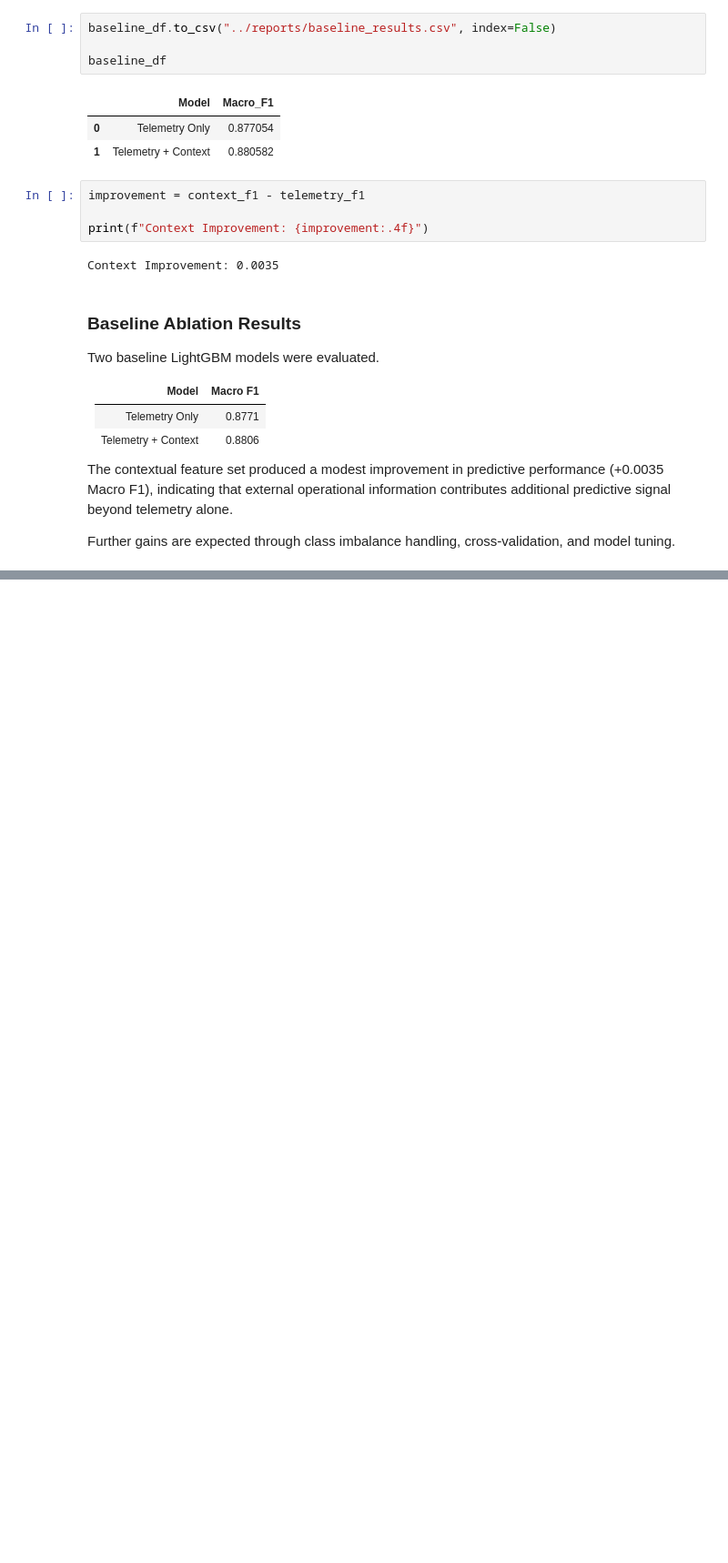
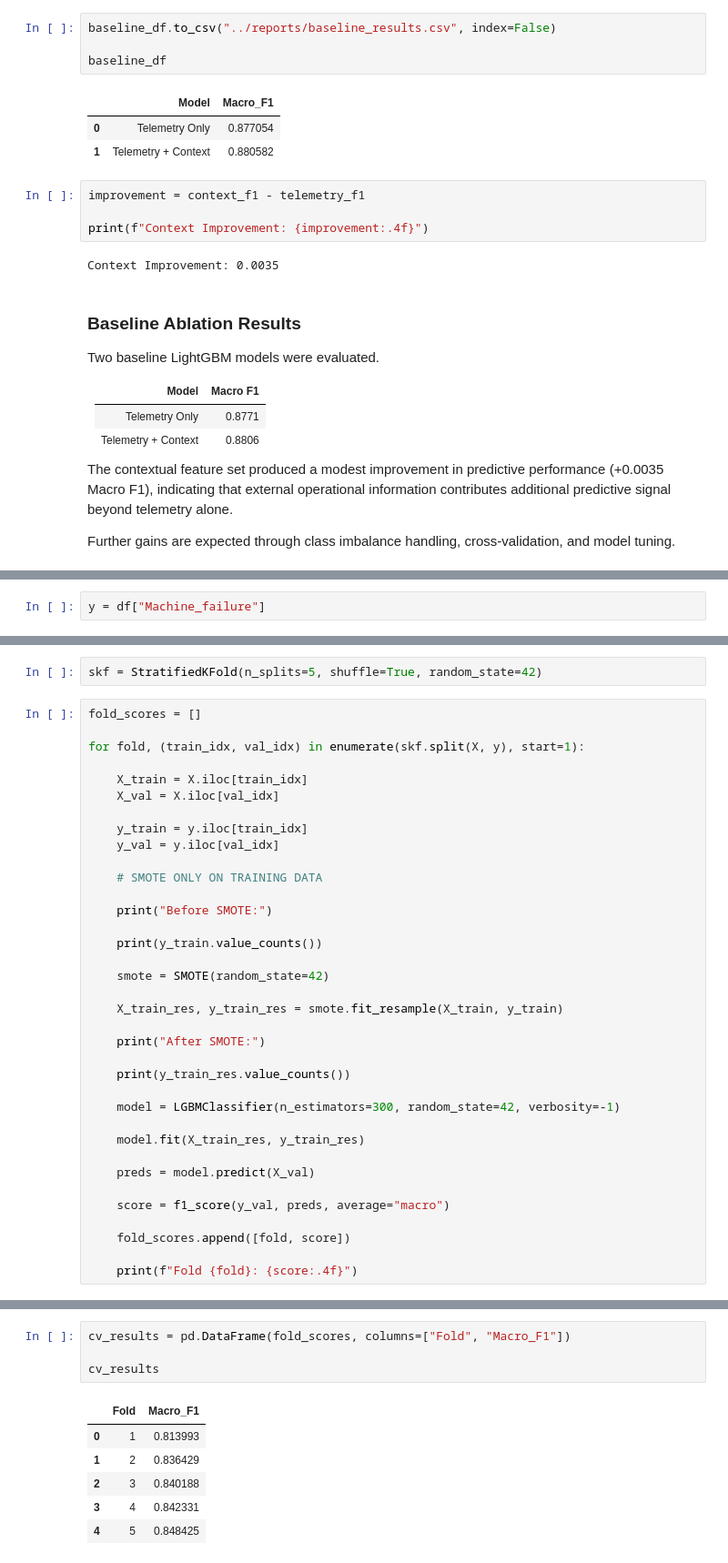
Before and after one commit to snpdsai/predictive-maintenance-contextual-ai, a Jupyter notebook: notebooks/03_modeling.ipynb, the cells around one changed output, grey strips where cells are left out. Shown at 91% size. Cells and saved outputs as stored; diff of their text form; blank space fills up the shorter version.

Commit message:
Implement SMOTE within stratified cross-validation pipeline

```diff
--- a/notebooks/03_modeling.ipynb
+++ b/notebooks/03_modeling.ipynb
@@ -242,0 +259,2 @@ Further gains are expected through class imbalance handling, cross-validation, a
+# %%
+y = df["Machine_failure"]
@@ -242,0 +269,38 @@ Further gains are expected through class imbalance handling, cross-validation, a
+# %%
+skf = StratifiedKFold(n_splits=5, shuffle=True, random_state=42)
+# %%
+fold_scores = []
+
+for fold, (train_idx, val_idx) in enumerate(skf.split(X, y), start=1):
+
+    X_train = X.iloc[train_idx]
+    X_val = X.iloc[val_idx]
+
+    y_train = y.iloc[train_idx]
+    y_val = y.iloc[val_idx]
+
+    # SMOTE ONLY ON TRAINING DATA
+
+    print("Before SMOTE:")
+
+    print(y_train.value_counts())
+
+    smote = SMOTE(random_state=42)
+
+    X_train_res, y_train_res = smote.fit_resample(X_train, y_train)
+
+    print("After SMOTE:")
+
+    print(y_train_res.value_counts())
+
+    model = LGBMClassifier(n_estimators=300, random_state=42, verbosity=-1)
+
+    model.fit(X_train_res, y_train_res)
+
+    preds = model.predict(X_val)
+
+    score = f1_score(y_val, preds, average="macro")
+
+    fold_scores.append([fold, score])
+
+    print(f"Fold {fold}: {score:.4f}")
@@ -242,0 +325,11 @@ Further gains are expected through class imbalance handling, cross-validation, a
+# %%
+cv_results = pd.DataFrame(fold_scores, columns=["Fold", "Macro_F1"])
+
+cv_results
+# %% [output]
+|  | Fold | Macro_F1 |
+| 0 | 1 | 0.813993 |
+| 1 | 2 | 0.836429 |
+| 2 | 3 | 0.840188 |
+| 3 | 4 | 0.842331 |
+| 4 | 5 | 0.848425 |
```
Also changed, not shown: parts of 8 cells of this notebook, 2 other files.
